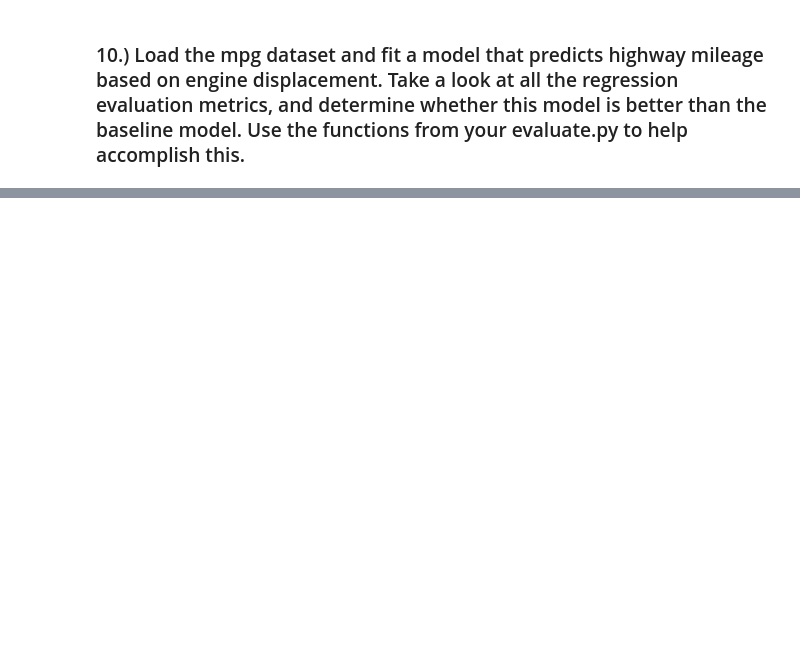
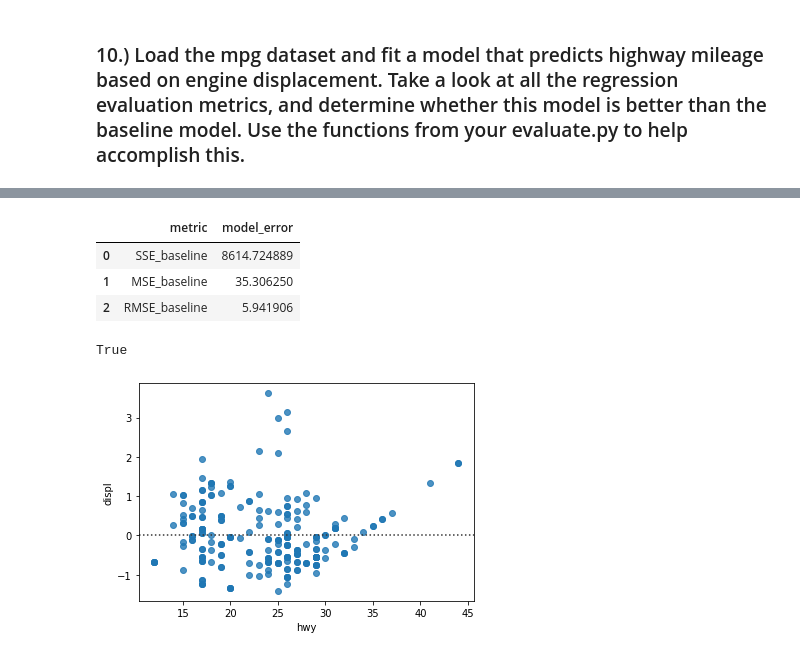
Before and after one commit to jivemachine/ds-methodologies-exercises, a Jupyter notebook: regression/evaluate.ipynb, the cells around one changed output, grey strips where cells are left out. Saved outputs shown, nothing was run; the diff lists cells and outputs as text; code cells hidden in the pictures; blank space fills up the shorter version.

Commit message:
add changes in the evaluate script

```diff
--- a/regression/evaluate.ipynb
+++ b/regression/evaluate.ipynb
@@ -328,2 +340,6 @@ def model_significance(ols_model):
 # %% [markdown]
 ### 10.) Load the mpg dataset and fit a model that predicts highway mileage based on engine displacement. Take a look at all the regression evaluation metrics, and determine whether this model is better than the baseline model. Use the functions from your evaluate.py to help accomplish this.
+# %%
+mpg = pydataset.data('mpg')
+
+mpg.head()
@@ -329,0 +353,3 @@ def model_significance(ols_model):
+# %%
+model = ols('hwy ~ displ', data=mpg).fit()
+predictions = model.predict()
@@ -329,0 +365,17 @@ def model_significance(ols_model):
+# %%
+mpg['baseline_yhat'] = mpg.hwy.mean()
+evaluate.baseline_mean_errors(mpg.hwy, mpg.baseline_yhat, df)
+# %% [output]
+|  | metric | model_error |
+| 0 | SSE_baseline | 8614.724889 |
+| 1 | MSE_baseline | 35.306250 |
+| 2 | RMSE_baseline | 5.941906 |
+# %%
+mpg['yhat'] = predictions
+evaluate.better_than_baseline(mpg.hwy, mpg.yhat, mpg.baseline_yhat, mpg)
+# %% [output]
+True
+# %%
+evaluate.plot_residuals(mpg, mpg.hwy, mpg.displ)
+# %% [output]
+[figure, added]
```
Also changed, not shown: parts of 5 cells of this notebook, 1 other file.
